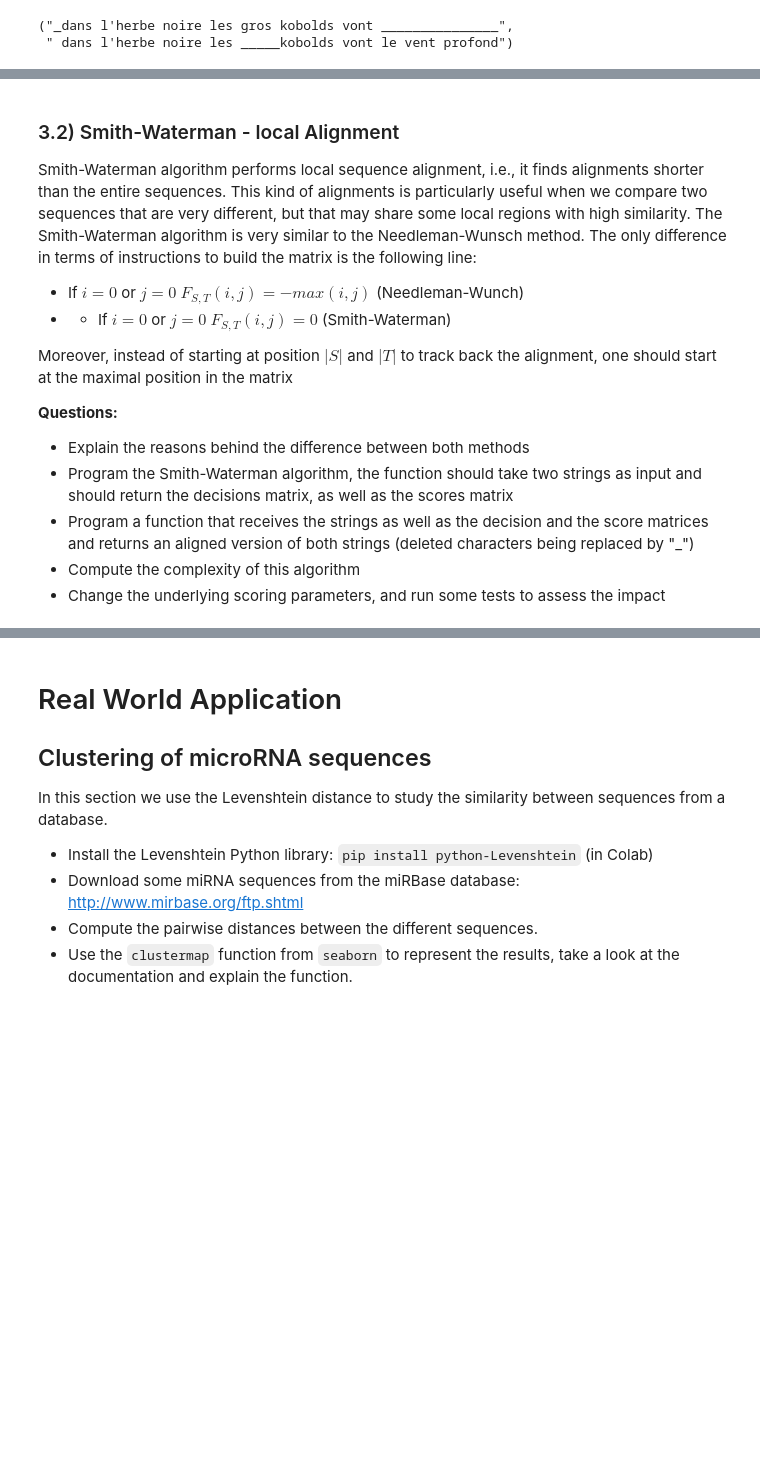
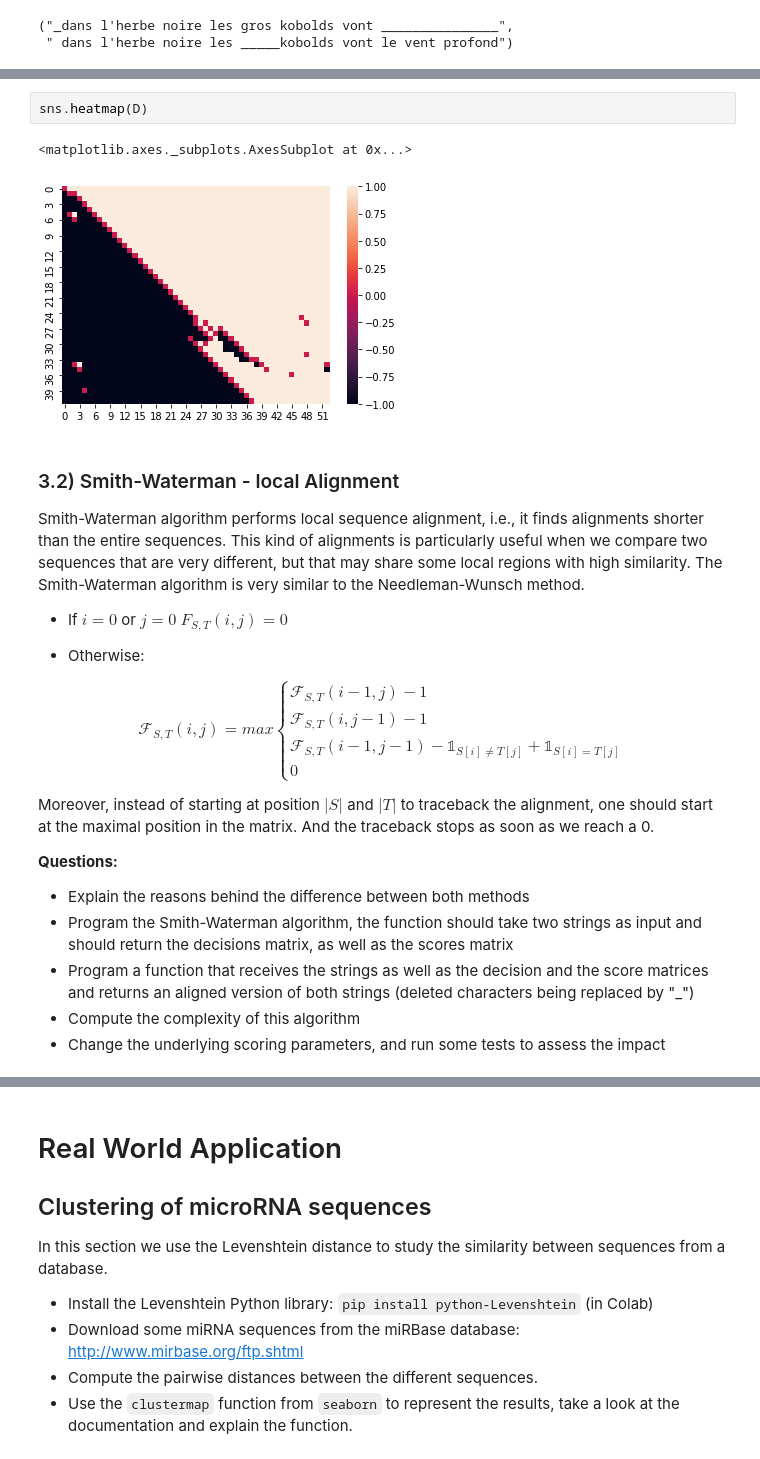
Before and after one commit to SergioPeignier/SergioPeignier.github.io, a Jupyter notebook: string_search/String-distance-Alignment.ipynb, the cells around one changed output, grey strips where cells are left out. Cells and saved outputs as stored; diff of their text form; blank space fills up the shorter version.

```diff
--- a/string_search/String-distance-Alignment.ipynb
+++ b/string_search/String-distance-Alignment.ipynb
@@ -209,15 +242,32 @@ plt.imshow(F)
+# %%
+sns.heatmap(D)
+# %% [output]
+<matplotlib.axes._subplots.AxesSubplot at 0x...>
+[figure, added]
 # %% [markdown]
 ### 3.2) Smith-Waterman - local Alignment
+
 
 Smith-Waterman algorithm performs local sequence alignment, i.e., it finds alignments shorter than the entire sequences.
 This kind of alignments is particularly useful when we compare two sequences that are very different, but that may share some local regions with high similarity.
 The Smith-Waterman algorithm is very similar to the Needleman-Wunsch method.
-The only difference in terms of instructions to build the matrix is the following line:
 
-+ If $i=0$ or $j=0$ $F_{S,T}(i,j) = -max(i,j)$ (Needleman-Wunch)
-+ + If $i=0$ or $j=0$ $F_{S,T}(i,j) = 0$ (Smith-Waterman)
 
-Moreover, instead of starting at position $|S|$ and $|T|$ to track back the alignment, one should start at the maximal position in the matrix
++ If $i=0$ or $j=0$ $F_{S,T}(i,j) = 0$
+
++ Otherwise:
+
+$$
+        \mathcal{F}_{S,T}(i,j)= max
+            \begin{cases}
+                \mathcal{F}_{S,T}(i-1,j) - 1\\
+                \mathcal{F}_{S,T}(i,j-1) - 1\\
+                \mathcal{F}_{S,T}(i-1,j-1) - \mathbb{1}_{S[i] \neq T[j]} + \mathbb{1}_{S[i] = T[j]}\\
+                0
+            \end{cases}
+$$
+
+Moreover, instead of starting at position $|S|$ and $|T|$ to traceback the alignment, one should start at the maximal position in the matrix. And the traceback stops as soon as we reach a 0.
 
 __Questions:__
 + Explain the reasons behind the difference between both methods
```
Also changed, not shown: parts of 13 cells of this notebook, 13 other files.
